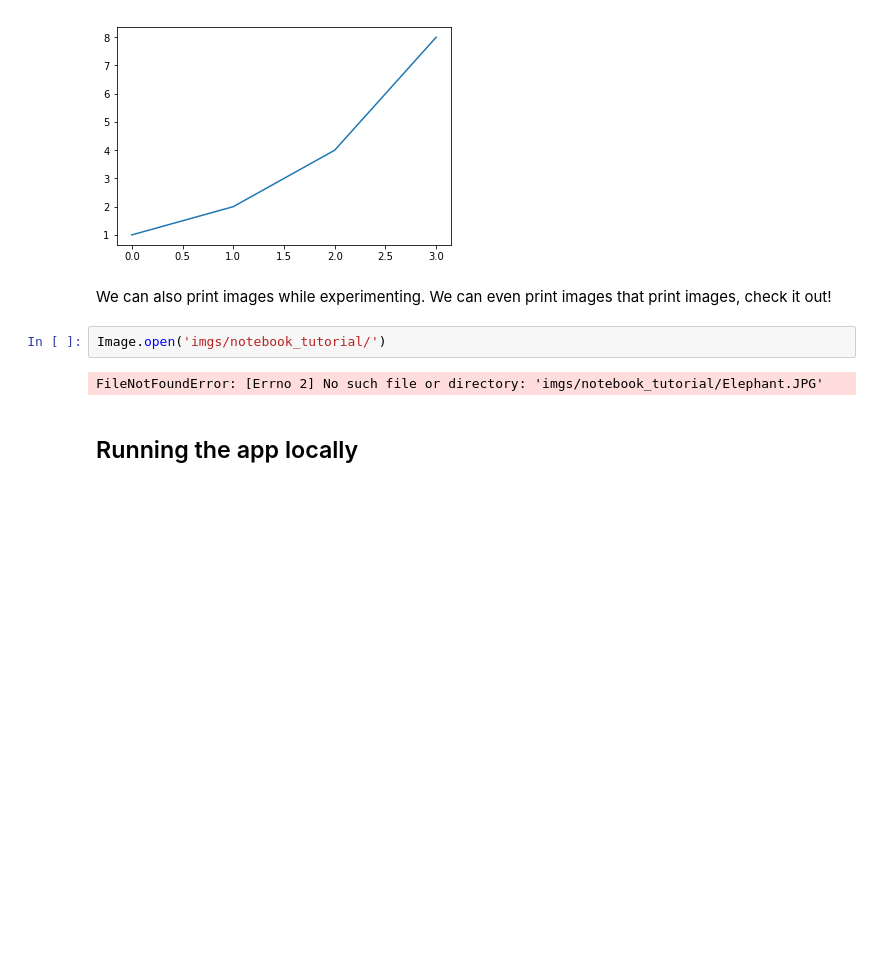
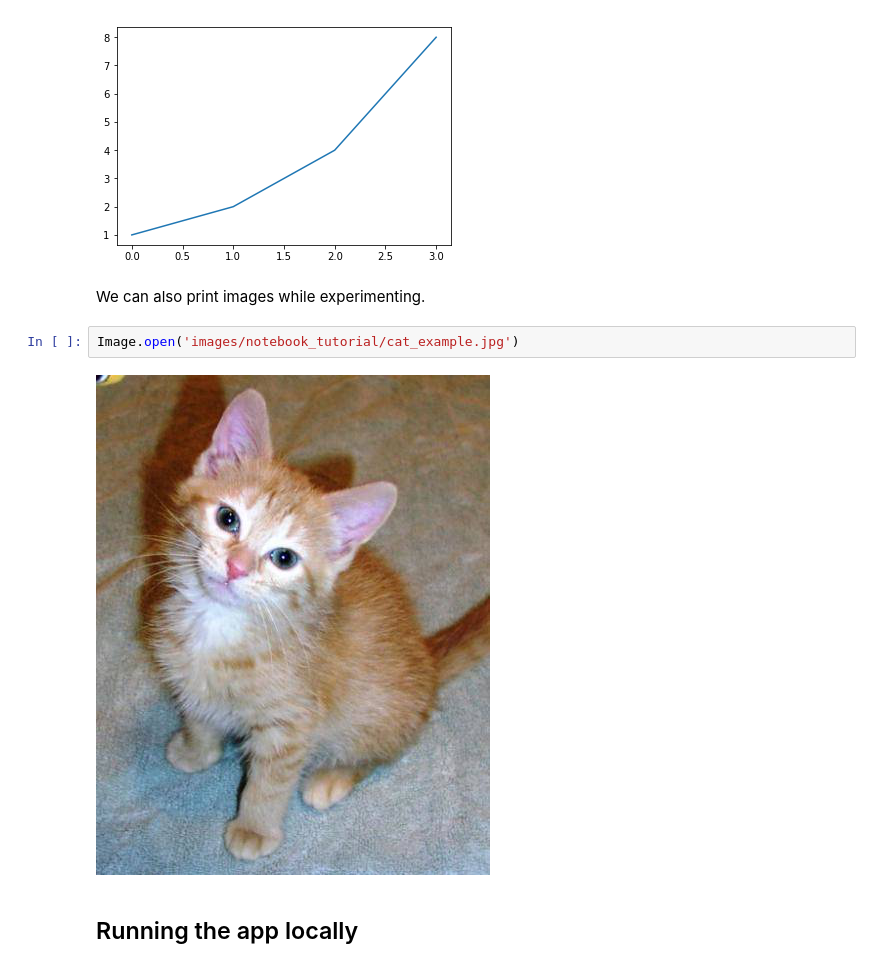
Before and after one commit to tamersalama/course-v3, a Jupyter notebook: docs/Jupyter Notebook Tutorial.ipynb, the cells around one changed output. Saved outputs shown, nothing was run; the diff lists cells and outputs as text; blank space fills up the shorter version.

Commit message:
Fix Image problems in Notebook Tutorial

```diff
--- a/docs/Jupyter Notebook Tutorial.ipynb
+++ b/docs/Jupyter Notebook Tutorial.ipynb
@@ -155,11 +155,11 @@ plt.show()
 # %% [output]
 [figure]
 # %% [markdown]
-We can also print images while experimenting. We can even print images that print images, check it out!
+We can also print images while experimenting.
 # %%
-Image.open('imgs/notebook_tutorial/')
+Image.open('images/notebook_tutorial/cat_example.jpg')
 # %% [output]
-FileNotFoundError: [Errno 2] No such file or directory: 'imgs/notebook_tutorial/Elephant.JPG'
+[figure, added]
 # %% [markdown]
 ## Running the app locally
 # %% [markdown]
```
Also changed, not shown: 2 other files.
